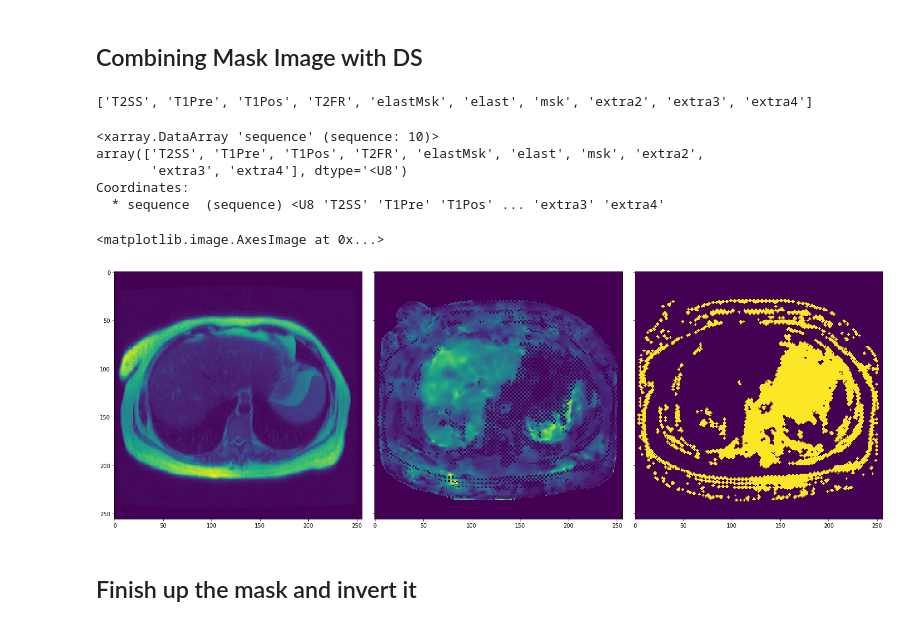
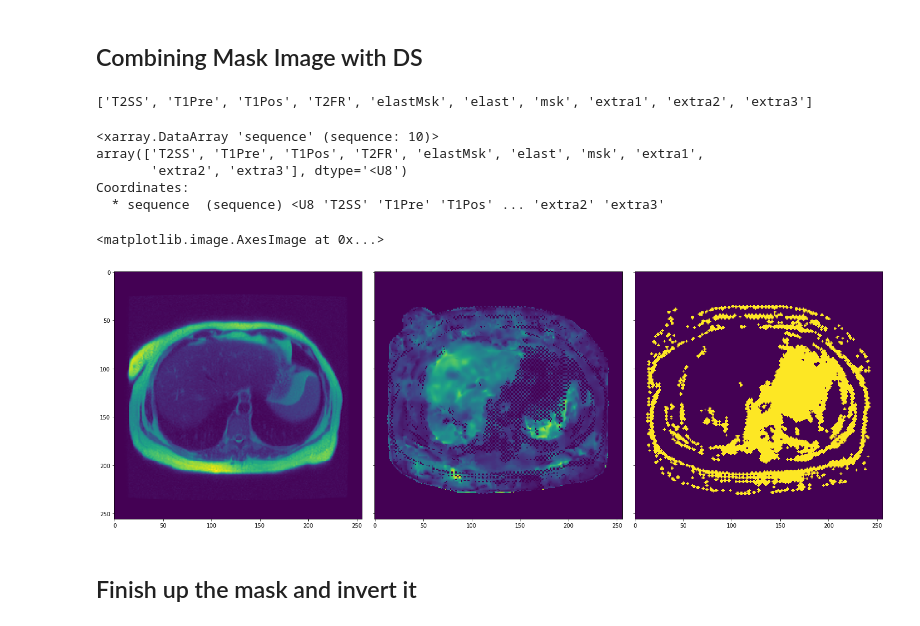
Before and after one commit to batmanlab/predictElasticity, a Jupyter notebook: notebooks/data_masking.ipynb, the cells around one changed output. Drawn from its saved outputs; the diff is of its cells as text; code cells hidden in the pictures.

```diff
--- a/notebooks/data_masking.ipynb
+++ b/notebooks/data_masking.ipynb
@@ -24,5 +24,5 @@ extras = ['extra1', 'extra2', 'extra3', 'extra4']
 # %%
-ds = pkl.load(open(full_data_dir+'mre_ds_transform_1.p', 'rb'))
+ds = pkl.load(open(full_data_dir+'mre_ds_preprocess_1.p', 'rb'))
 # %% [markdown]
 # Enhancing Mask
 # %%
@@ -64,37 +64,37 @@ Text(0.5,1,'binary dilation, remove small holes')
 ## Combining Mask Image with DS
 # %%
 for sub in list(ds.subject):
-    for sli in list(ds.slices):
-        msk = ds.sel(sequence='elast', slices=sli, subject=sub).images.values - ds.sel(sequence='elastMsk', slices=sli, subject=sub).images.values
+    for z in list(ds.z):
+        msk = ds.sel(sequence='elast', z=z, subject=sub).image.values - ds.sel(sequence='elastMsk', z=z, subject=sub).image.values
         msk = np.where(msk>1e-7,1,0)
         msk = morphology.binary_dilation(msk)
-        ds['images'].loc[dict(sequence='extra1', slices=sli, subject=sub)] = msk
+        ds['image'].loc[dict(sequence='extra0', z=z, subject=sub)] = msk
 
-new_sequence = [a.replace('extra1', 'msk') for a in ds.sequence.values]
+new_sequence = [a.replace('extra0', 'msk') for a in ds.sequence.values]
 print(new_sequence)
 ds = ds.assign_coords(sequence = new_sequence)
 # %% [output]
-['T2SS', 'T1Pre', 'T1Pos', 'T2FR', 'elastMsk', 'elast', 'msk', 'extra2', 'extra3', 'extra4']
+['T2SS', 'T1Pre', 'T1Pos', 'T2FR', 'elastMsk', 'elast', 'msk', 'extra1', 'extra2', 'extra3']
 # %%
 ds.sequence
 # %% [output]
 <xarray.DataArray 'sequence' (sequence: 10)>
-array(['T2SS', 'T1Pre', 'T1Pos', 'T2FR', 'elastMsk', 'elast', 'msk', 'extra2',
-       'extra3', 'extra4'], dtype='<U8')
+array(['T2SS', 'T1Pre', 'T1Pos', 'T2FR', 'elastMsk', 'elast', 'msk', 'extra1',
+       'extra2', 'extra3'], dtype='<U8')
 Coordinates:
-  * sequence  (sequence) <U8 'T2SS' 'T1Pre' 'T1Pos' ... 'extra3' 'extra4'
+  * sequence  (sequence) <U8 'T2SS' 'T1Pre' 'T1Pos' ... 'extra2' 'extra3'
 # %%
 fig, axs = plt.subplots(1, 3, constrained_layout=True, figsize=(20,10), sharex=True, sharey=True)
 axs = axs.flatten()
 subj = '405'
-slc = 2
-axs[0].imshow(ds.sel(subject=subj, sequence='T1Pos', slices=slc).images)
-axs[1].imshow(ds.sel(subject=subj, sequence='elastMsk', slices=slc).images)
+z = 2
+axs[0].imshow(ds.sel(subject=subj, sequence='T1Pos', z=z).image)
+axs[1].imshow(ds.sel(subject=subj, sequence='elastMsk', z=z).image)
 #axs[2].imshow(msk)
-axs[2].imshow(ds.sel(subject=subj, sequence='msk', slices=slc).images)
+axs[2].imshow(ds.sel(subject=subj, sequence='msk', z=z).image)
 # %% [output]
 <matplotlib.image.AxesImage at 0x...>
-[figure, old version]
+[figure, new version]
 # %% [markdown]
 ## Finish up the mask and invert it
 # %%
```
Also changed, not shown: parts of 8 cells of this notebook, 5 other files.
